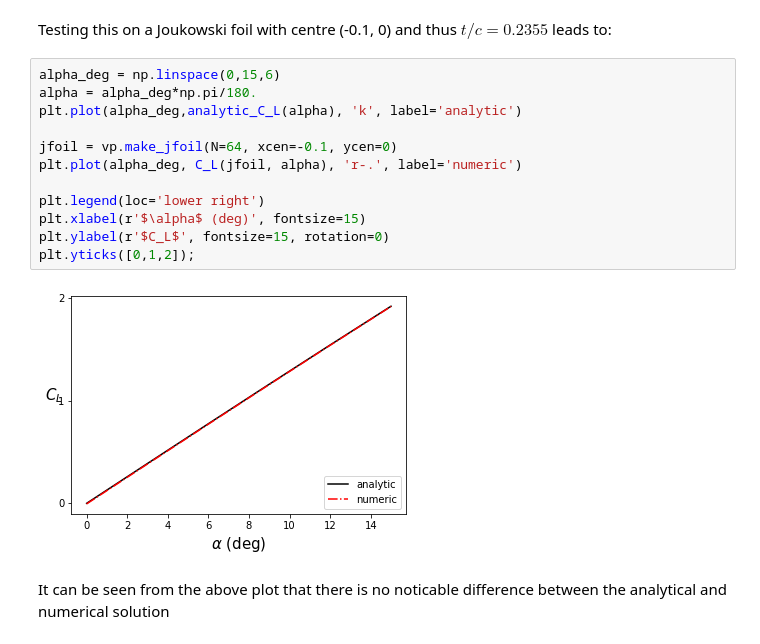
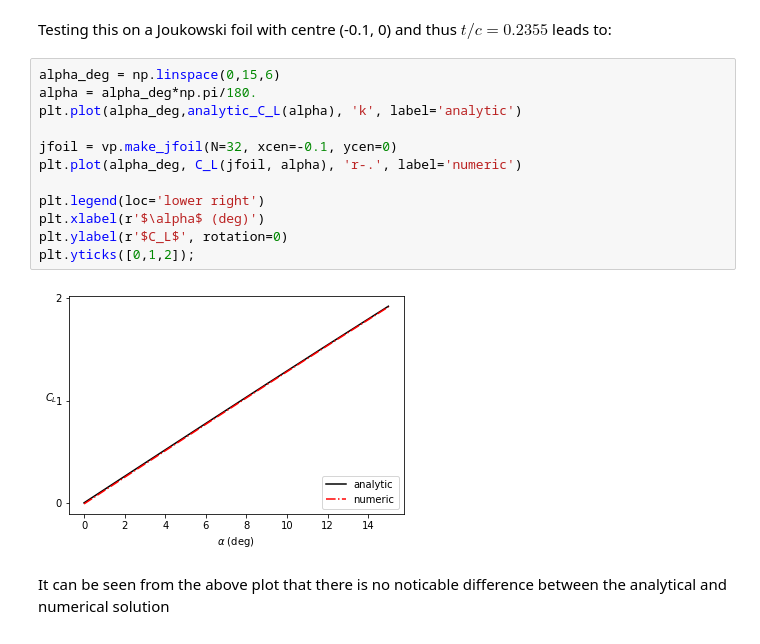
Before and after one commit to weymouth/MarineHydro, a Jupyter notebook: PostProcessing.ipynb, the cells around one changed output. Drawn from its saved outputs; the diff is of its cells as text.

```diff
--- a/PostProcessing.ipynb
+++ b/PostProcessing.ipynb
@@ -91,16 +91,16 @@ Testing this on a Joukowski foil with centre (-0.1, 0) and thus $t/c = 0.2355$ l
 # %%
 alpha_deg = np.linspace(0,15,6)
 alpha = alpha_deg*np.pi/180.
 plt.plot(alpha_deg,analytic_C_L(alpha), 'k', label='analytic')
 
-jfoil = vp.make_jfoil(N=64, xcen=-0.1, ycen=0)
+jfoil = vp.make_jfoil(N=32, xcen=-0.1, ycen=0)
 plt.plot(alpha_deg, C_L(jfoil, alpha), 'r-.', label='numeric')
 
 plt.legend(loc='lower right')
-plt.xlabel(r'$\alpha$ (deg)', fontsize=15)
-plt.ylabel(r'$C_L$', fontsize=15, rotation=0)
+plt.xlabel(r'$\alpha$ (deg)')
+plt.ylabel(r'$C_L$', rotation=0)
 plt.yticks([0,1,2]);
 # %% [output]
-[figure, old version]
+[figure, new version]
 # %% [markdown]
 It can be seen from the above plot that there is no noticable difference between the analytical and numerical solution
```
Also changed, not shown: parts of 7 cells of this notebook, 2 other files.
